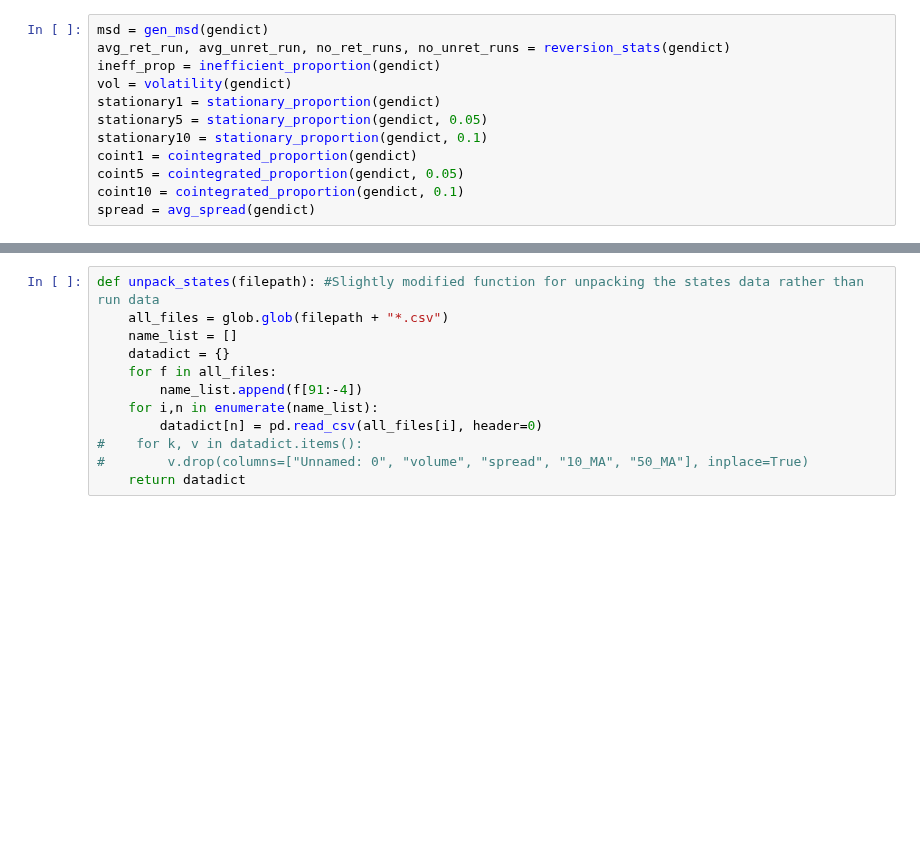
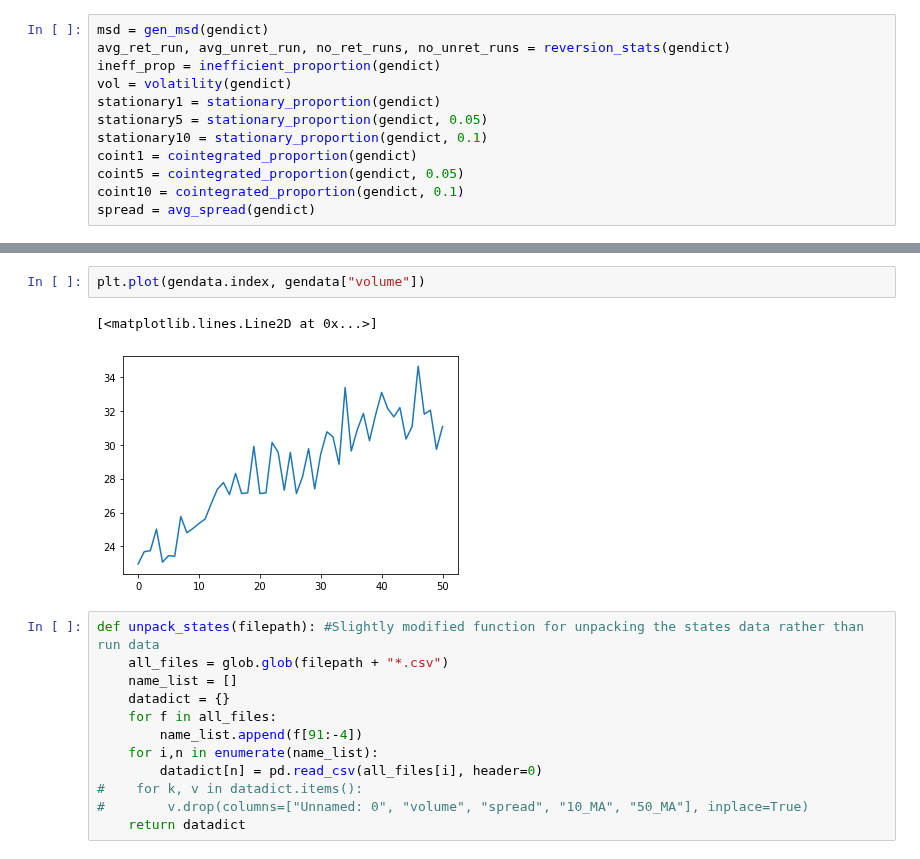
Before and after one commit to karansgarg/rae_repo, a Jupyter notebook: analysis.ipynb, the cells around one changed output, grey strips where cells are left out. Cells and saved outputs as stored; diff of their text form; blank space fills up the shorter version.

```diff
--- a/analysis.ipynb
+++ b/analysis.ipynb
@@ -267,3 +290,8 @@ gendata = pd.DataFrame(data={"vol": vol,
+# %%
+plt.plot(gendata.index, gendata["volume"])
+# %% [output]
+[<matplotlib.lines.Line2D at 0x...>]
+[figure, added]
 # %%
 def unpack_states(filepath): #Slightly modified function for unpacking the states data rather than run data
     all_files = glob.glob(filepath + "*.csv")
```
Also changed, not shown: parts of 31 cells of this notebook.
